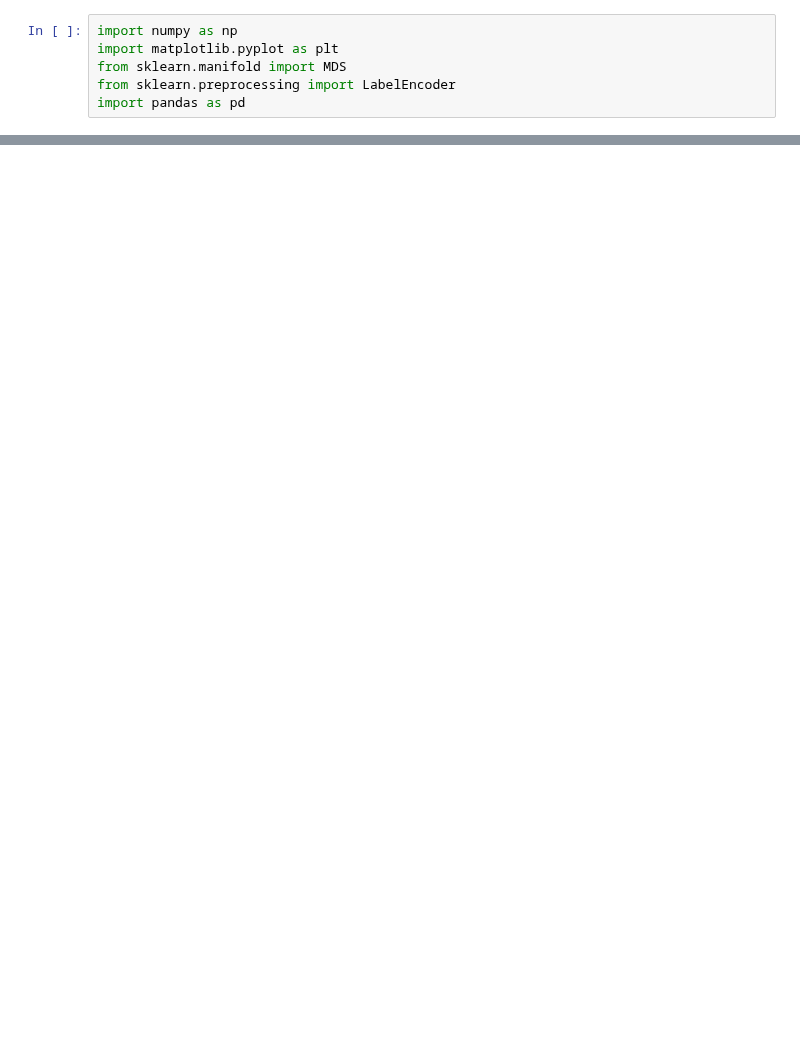
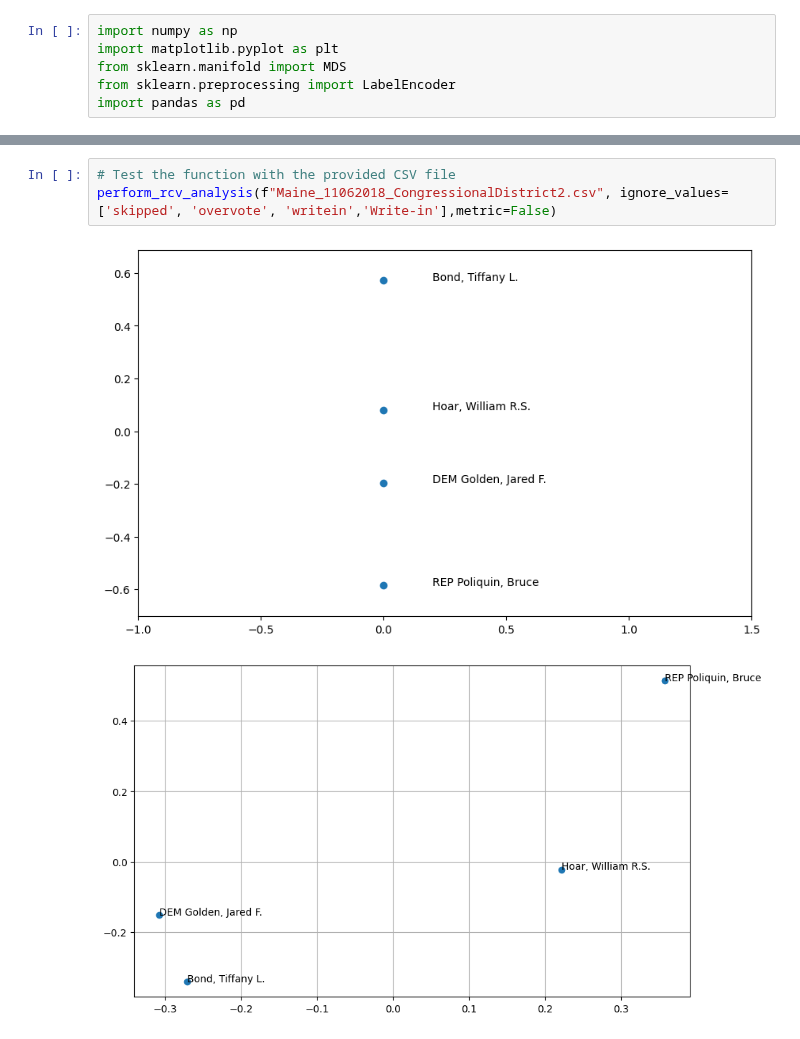
Before and after one commit to ericssimpson/voting-analysis-tools, a Jupyter notebook: mds_exploration/rcv_dimensionality.ipynb, the cells around one changed output, grey strips where cells are left out. Saved outputs shown, nothing was run; the diff lists cells and outputs as text; blank space fills up the shorter version.

```diff
--- a/mds_exploration/rcv_dimensionality.ipynb
+++ b/mds_exploration/rcv_dimensionality.ipynb
@@ -97,4 +99,10 @@ def rcv_analysis(csv_file, ignore_values=['(WRITE-IN)', 'writein', 'Write-In', '
     plt.grid(True)
     plt.show()
+# %%
+# Test the function with the provided CSV file
+perform_rcv_analysis(f"Maine_11062018_CongressionalDistrict2.csv", ignore_values=['skipped', 'overvote', 'writein','Write-in'],metric=False)
+# %% [output]
+[figure, added]
+[figure, added]
 # %%
 # Test the function with the provided CSV file
```
Also changed, not shown: parts of 4 cells of this notebook, 1 other file.
